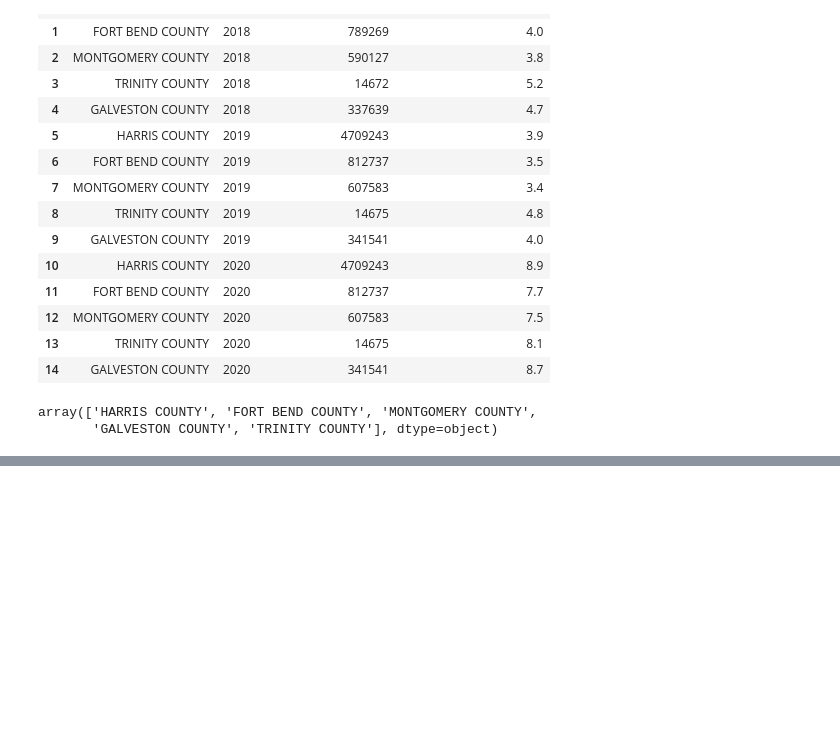
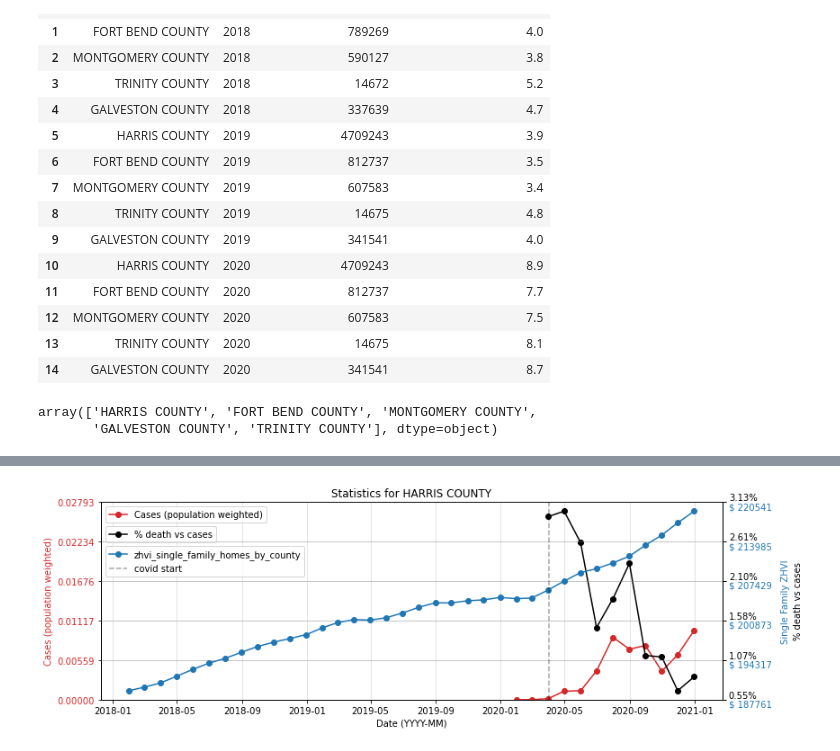
Before and after one commit to i-am-phoenix/Demo, a Jupyter notebook: prj2_summary.ipynb, the cells around one changed output, grey strips where cells are left out. Drawn from its saved outputs; the diff is of its cells as text; code cells hidden in the pictures; blank space fills up the shorter version.

```diff
--- a/prj2_summary.ipynb
+++ b/prj2_summary.ipynb
@@ -247,4 +243,0 @@ summary3
-# %%
-data=summary3#[summary3['County']=="HARRIS COUNTY"]
-plt.scatter(summary3['zhvi_single_family_homes_by_county'],
-           summary3['Doses_admin'])
@@ -253,0 +244,3 @@ plt.scatter(summary3['zhvi_single_family_homes_by_county'],
+# %%
+summary_all=summary_all.rename(columns = {"Population": "Population JH"})
+summary_all
@@ -253,0 +261,92 @@ plt.scatter(summary3['zhvi_single_family_homes_by_county'],
+# %%
+counties=summary_all['County'].unique()
+
+summary_all['Cases (population weighted)']=summary_all['Cases']/summary_all['Population JH']
+
+ymin_cases=summary_all['Cases (population weighted)'].min()
+ymax_cases=summary_all['Cases (population weighted)'].max()*1.05
+
+ymin_deaths2cases=summary_all['% death vs cases'].min()
+ymax_deaths2cases=summary_all['% death vs cases'].max()*1.5
+
+ymin_zhvi=summary_all['zhvi_single_family_homes_by_county'].min()*0.95
+ymax_zhvi=summary_all['zhvi_single_family_homes_by_county'].max()*1.05
+
+import matplotlib.ticker as mtick
+
+nticks = 6
+
+for county in counties:
+    data=summary_all[summary_all['County']==county]
+
+    fig, ax1 = plt.subplots(figsize=(12,4))
+
+    color = 'tab:red'
+    ax1.set_xlabel('Date (YYYY-MM)')
+    ax1.set_ylabel('Cases (population weighted)', color=color)
+    ax1.plot(data['Date'],
+             data['Cases']/data['Population JH'],
+             color=color,
+             label='Cases (population weighted)',
+             marker='o')
+    ax1.tick_params(axis='y', labelcolor=color)
+    ax1.set_ylim([ymin_cases, ymax_cases])
+    ax1.yaxis.set_major_locator(mtick.LinearLocator(nticks))
+    ax1.grid(alpha=0.4)
+    plt.tight_layout()
+    plt.legend(loc='upper left', bbox_to_anchor=(0, 1))
+
+    ax2 = ax1.twinx()  # instantiate a second axes that shares the same x-axis
+
+    color = 'k'
+#     ax2.set_xlabel('Date')
+    ax2.set_ylabel('% death vs cases', color=color,labelpad=40)
+    ax2.plot(data['Date'],
+             data['% death vs cases']*100,
+             color=color,
+             label='% death vs cases',
+             marker='o')
+    ax2.tick_params(axis='y', labelcolor=color)
+#     ax2.set_ylim([ymin_deaths2cases, ymax_deaths2cases])
+    ax2.yaxis.set_major_formatter(mtick.PercentFormatter())
+    ax2.yaxis.set_major_locator(mtick.LinearLocator(nticks))
+    for tick in ax2.get_yticklabels():
+        tick.set_verticalalignment("bottom")
+    ax2.grid(alpha=0.4)
+    plt.tight_layout()
+    plt.legend(loc='upper left', bbox_to_anchor=(0, 0.9))
+
+    ax3 = ax1.twinx()  # instantiate a second axes that shares the same x-axis
+
+    color = 'tab:blue'
+    ax3.set_ylabel('Single Family ZHVI', color=color,labelpad=10)  # we already handled the x-label with ax1
+    ax3.plot(data['Date'],
+             data['zhvi_single_family_homes_by_county'],
+             color=color,
+             label="zhvi_single_family_homes_by_county",
+             marker='o')
+    ax3.tick_params(axis='y', labelcolor=color)
+#     ax3.set_ylim([ymin_zhvi, ymax_zhvi])
+    fmt = '$ %.0f'
+    tick = mtick.FormatStrFormatter(fmt)
+    ax3.yaxis.set_major_formatter(tick)
+    ax3.yaxis.set_major_locator(mtick.LinearLocator(nticks))
+    for tick in ax3.get_yticklabels():
+        tick.set_verticalalignment("top")
+    ax3.grid(alpha=0.4)
+
+    plt.axvline(dt.datetime(2020, 4, 1), c='k', alpha=0.35, label="covid start", linestyle='--')
+
+    plt.tight_layout()
+    plt.legend(loc='upper left', bbox_to_anchor=(0, 0.8))
+    plt.grid(alpha=0.45)
+    plt.title(f"Statistics for {county}")
+
+    plt.tight_layout()  # otherwise the right y-label is slightly clipped
+
+    county_formatted=str(county).replace(" ", "_")
+    #     print("getting ready to save to " + "figures/summary_stats_4_" + county_formatted + ".png file")
+    plt.savefig("figures/summary_stats_4_" + county_formatted + ".png")
+    plt.show()
+# %% [output]
+[figure, added]
```
Also changed, not shown: parts of 18 cells of this notebook.
